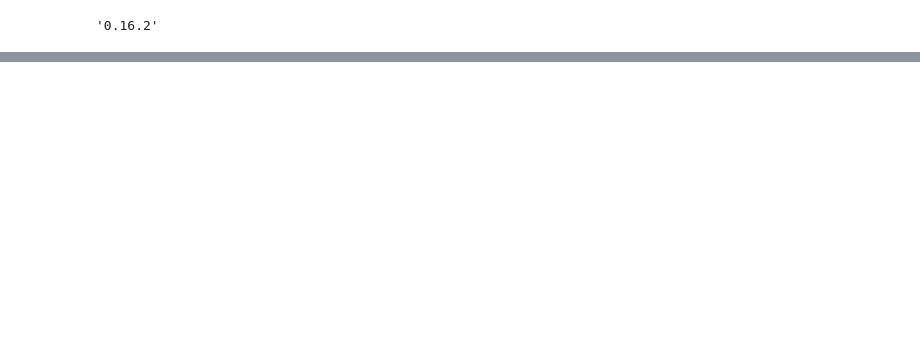
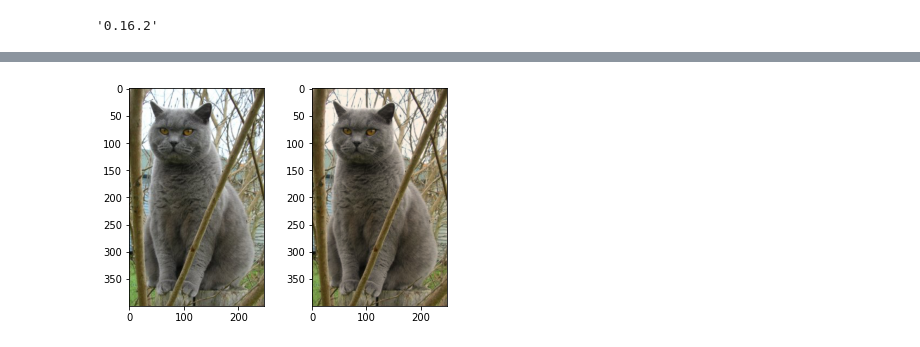
Before and after one commit to Daehan0626/introduction_to_ml_with_python, a Jupyter notebook: chapter0/image.ipynb, the cells around one changed output, grey strips where cells are left out. Cells and saved outputs as stored; diff of their text form; code cells hidden in the pictures; blank space fills up the shorter version.

```diff
--- a/chapter0/image.ipynb
+++ b/chapter0/image.ipynb
@@ -20,0 +94,16 @@ AttributeError: module 'skimage' has no attribute 'transform'
+# %%
+import numpy as np
+import skimage.io
+import skimage.transform
+
+img=skimage.io.imread('../images/cat.jpg')
+img_tinted = img * [1,0.95,0.9]
+
+plt.subplot(1,2,1)
+plt.imshow(img)
+
+plt.subplot(1,2,2)
+plt.imshow(np.uint8(img_tinted))
+plt.show()
+# %% [output]
+[figure, added]
```
Also changed, not shown: parts of 5 cells of this notebook.
